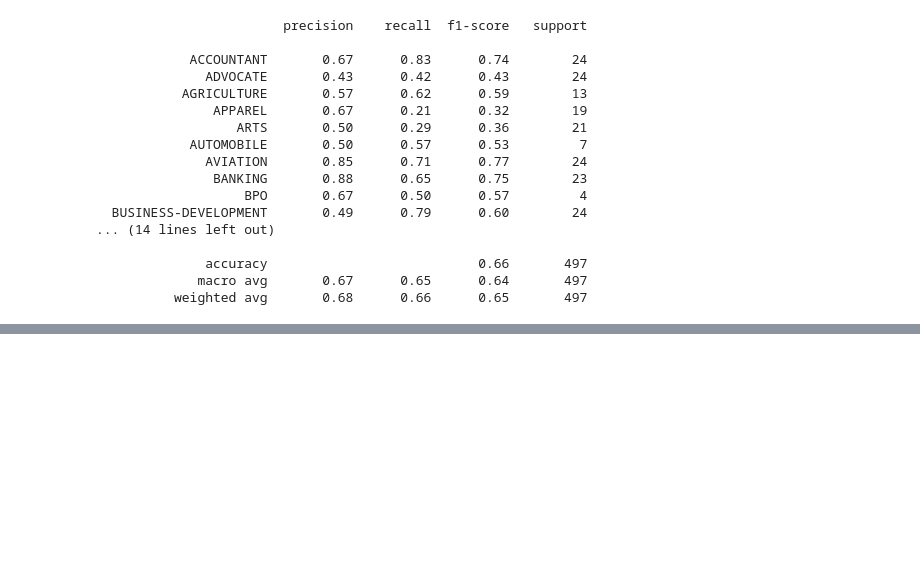
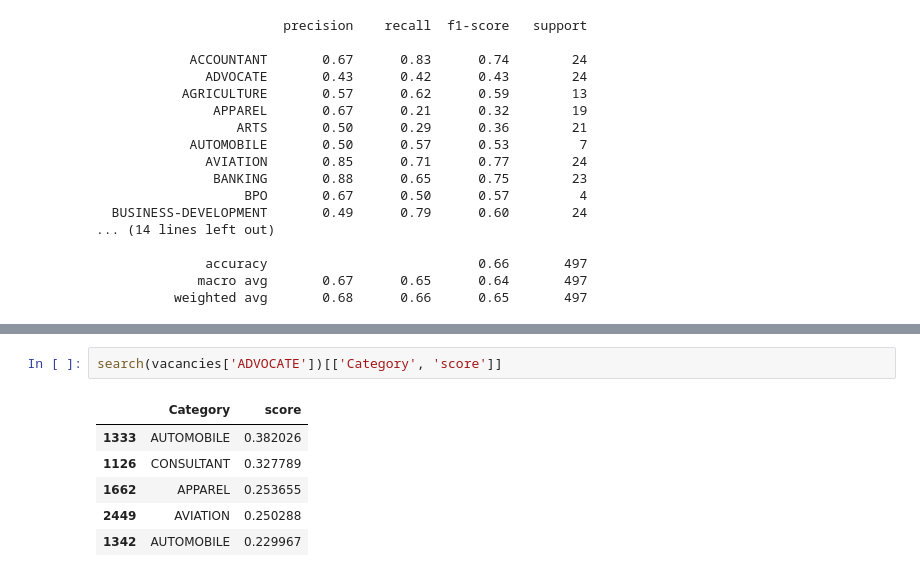
Before and after one commit to mdrvmd/ats, a Jupyter notebook: notebooks/02_tfidf.ipynb, the cells around one changed output, grey strips where cells are left out. Cells and saved outputs as stored; diff of their text form; blank space fills up the shorter version.

```diff
--- a/notebooks/02_tfidf.ipynb
+++ b/notebooks/02_tfidf.ipynb
@@ -124,0 +165,9 @@ print(classification_report(y_test, y_pred))
+# %%
+search(vacancies['ADVOCATE'])[['Category', 'score']]
+# %% [output]
+|  | Category | score |
+| 1333 | AUTOMOBILE | 0.382026 |
+| 1126 | CONSULTANT | 0.327789 |
+| 1662 | APPAREL | 0.253655 |
+| 2449 | AVIATION | 0.250288 |
+| 1342 | AUTOMOBILE | 0.229967 |
```
Also changed, not shown: parts of 3 cells of this notebook.
